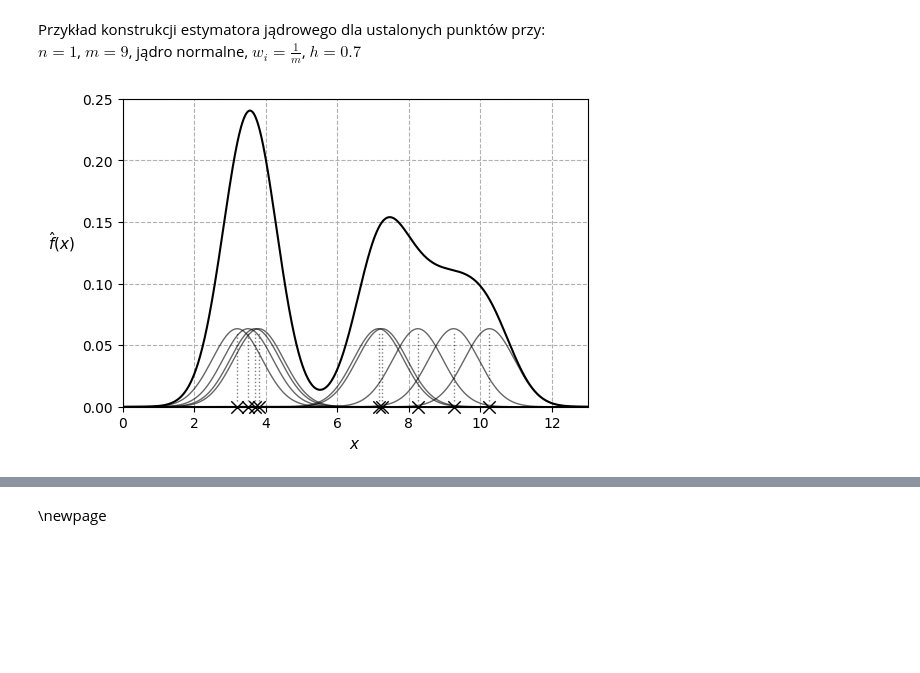
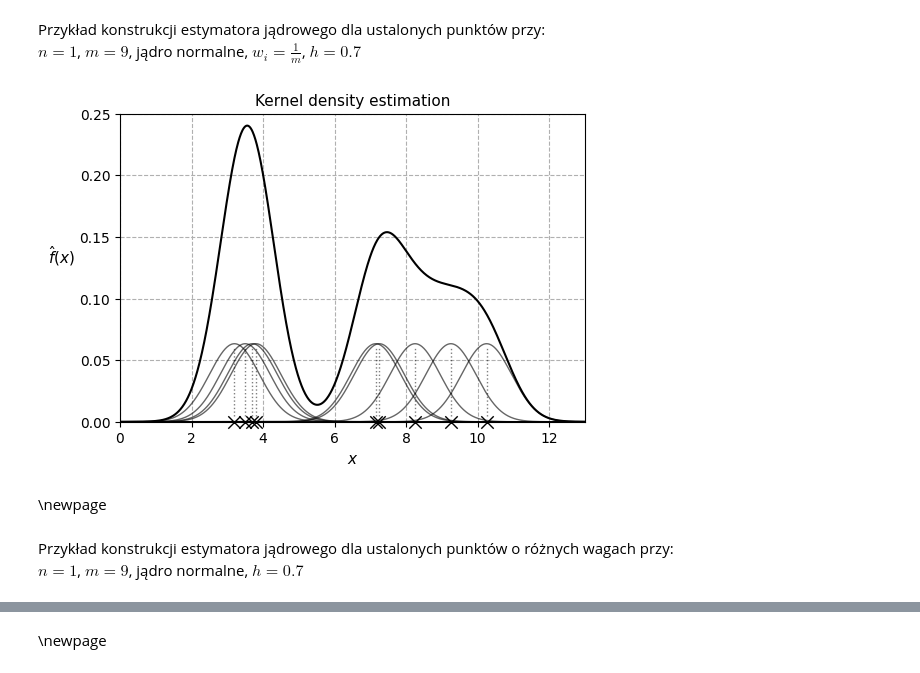
Before and after one commit to krystianfranus/kde-learn, a Jupyter notebook: notebooks/PhD_notes.ipynb, the cells around one changed output, grey strips where cells are left out. Saved outputs shown, nothing was run; the diff lists cells and outputs as text; code cells hidden in the pictures; blank space fills up the shorter version.

```diff
--- a/notebooks/PhD_notes.ipynb
+++ b/notebooks/PhD_notes.ipynb
@@ -84,27 +87,34 @@ $n = 1$, $m=9$, jądro normalne, $w_i=\frac{1}{m}$, $h=0.7$
 # %%
 bandwidth = np.array([0.7])
 
 x1, x2, x3, x4, x5, x6, x7, x8, x9 = 3.2, 3.5, 3.7, 3.8, 7.15, 7.25, 8.25, 9.25, 10.25
 x_train = np.array([x1, x2, x3, x4, x5, x6, x7, x8, x9])[:, None]
 m_train = x_train.shape[0]
 x_grid = np.linspace(0, 13, 1000)[:, None]
 
 plt.figure(figsize=(6, 4), dpi=100)
 
 for x_i in x_train:
     scores = [1 / (m_train * bandwidth[0]) * gaussian((x - x_i) / bandwidth[0]) for x in x_grid]
     plt.plot(x_grid, scores, c="k", linewidth=1, alpha=0.6)
 scores = KDE().fit(x_train, bandwidth=bandwidth).pdf(x_grid)
 plt.plot(x_grid, scores, c="k")
 plt.scatter(x_train, x_train*0, s=80, marker="x", c="k", clip_on=False, linewidth=1)
 for i in range(m_train):
     plt.axvline(x_train[i], ymin=0.02, ymax=0.24, color="k", linewidth=1, linestyle=":", alpha=0.5)
 
+plt.title("Kernel density estimation", fontsize=11)
 plt.xlim(0, 13)
 plt.ylim(0, 0.25)
 plt.xlabel("$x$", fontsize=11)
-plt.ylabel("$\hat{f}(x)$", rotation=0, labelpad=15, fontsize=11)
+plt.ylabel("$\hat{f}(x)$", rotation=0, labelpad=13, fontsize=11)
 plt.grid(linestyle="--")
+# plt.savefig("../docs/images/kde_construction.png", dpi=200)
 plt.show()
 # %% [output]
-[figure, old version]
+[figure, new version]
+# %% [markdown]
+\newpage
+# %% [markdown]
+Przykład konstrukcji estymatora jądrowego dla ustalonych punktów o różnych wagach przy: \
+$n = 1$, $m=9$, jądro normalne, $h=0.7$
```
Also changed, not shown: parts of 55 cells of this notebook, 22 other files.
